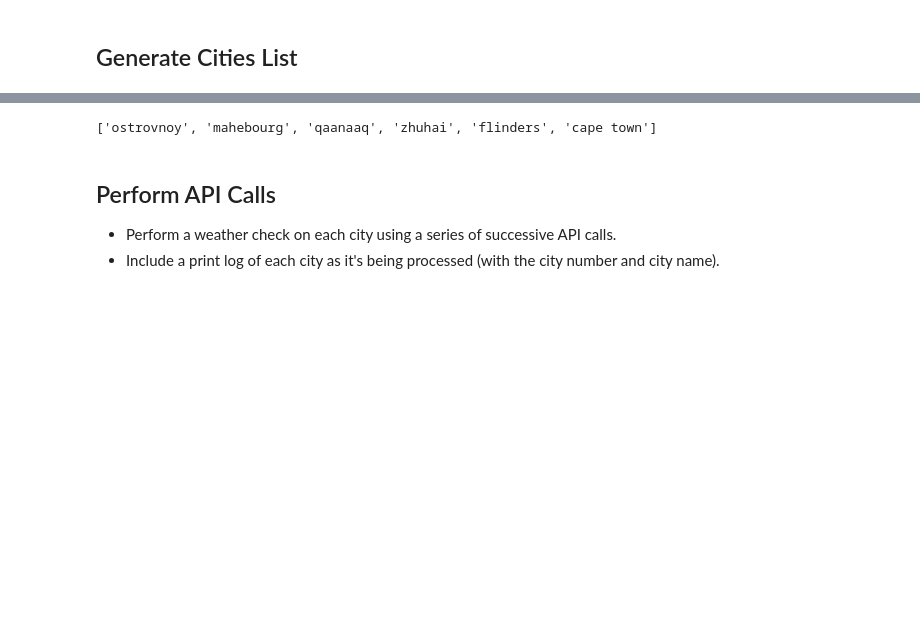
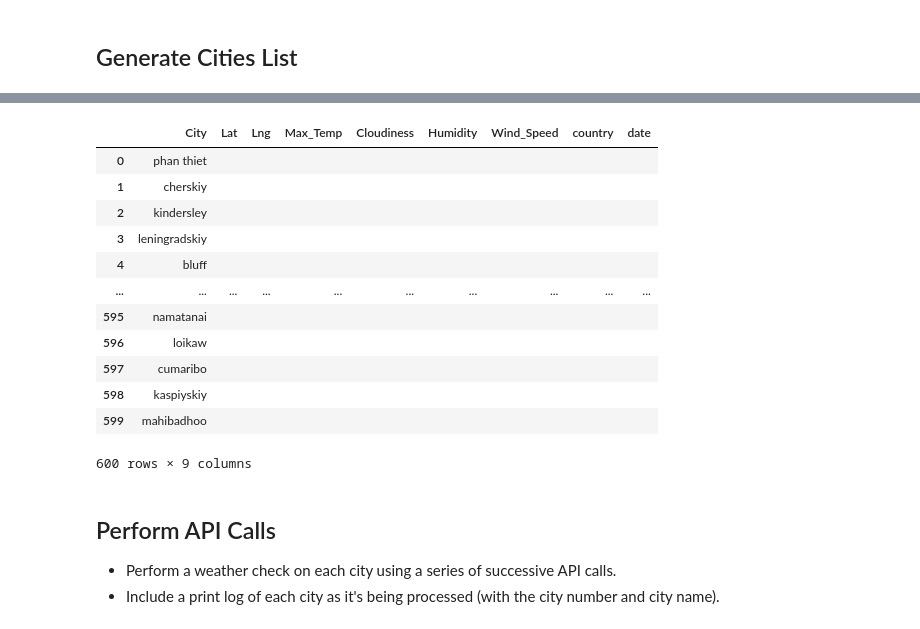
Before and after one commit to Rongjun-Ding/python-api-challenge, a Jupyter notebook: WeatherPy/WeatherPy.ipynb, the cells around one changed output, grey strips where cells are left out. Saved outputs shown, nothing was run; the diff lists cells and outputs as text; code cells hidden in the pictures; blank space fills up the shorter version.

```diff
--- a/WeatherPy/WeatherPy.ipynb
+++ b/WeatherPy/WeatherPy.ipynb
@@ -55,9 +69,28 @@ print(cities)
-# %%
-#sample city
-citys = ["ostrovnoy","mahebourg","qaanaaq","zhuhai","flinders","cape town"]
-citys
-# %% [output]
-['ostrovnoy', 'mahebourg', 'qaanaaq', 'zhuhai', 'flinders', 'cape town']
+# %%
+# create a empty dataframe to store data
+weather_data["Lat"] = ""
+weather_data["Lng"] = ""
+weather_data["Max_Temp"] = ""
+weather_data["Cloudiness"] = ""
+weather_data["Humidity"] = ""
+weather_data["Wind_Speed"] = ""
+weather_data["country"] = ""
+weather_data["date"] = ""
+weather_data
+# %% [output]
+|  | City | Lat | Lng | Max_Temp | Cloudiness | Humidity | Wind_Speed | country | date |
+| 0 | phan thiet |  |  |  |  |  |  |  |  |
+| 1 | cherskiy |  |  |  |  |  |  |  |  |
+| 2 | kindersley |  |  |  |  |  |  |  |  |
+| 3 | leningradskiy |  |  |  |  |  |  |  |  |
+| 4 | bluff |  |  |  |  |  |  |  |  |
+| ... | ... | ... | ... | ... | ... | ... | ... | ... | ... |
+| 595 | namatanai |  |  |  |  |  |  |  |  |
+| 596 | loikaw |  |  |  |  |  |  |  |  |
+| 597 | cumaribo |  |  |  |  |  |  |  |  |
+| 598 | kaspiyskiy |  |  |  |  |  |  |  |  |
+| 599 | mahibadhoo |  |  |  |  |  |  |  |  |
+600 rows × 9 columns
 # %% [markdown]
 ## Perform API Calls
 * Perform a weather check on each city using a series of successive API calls.
```
Also changed, not shown: parts of 10 cells of this notebook, 2 other files.
